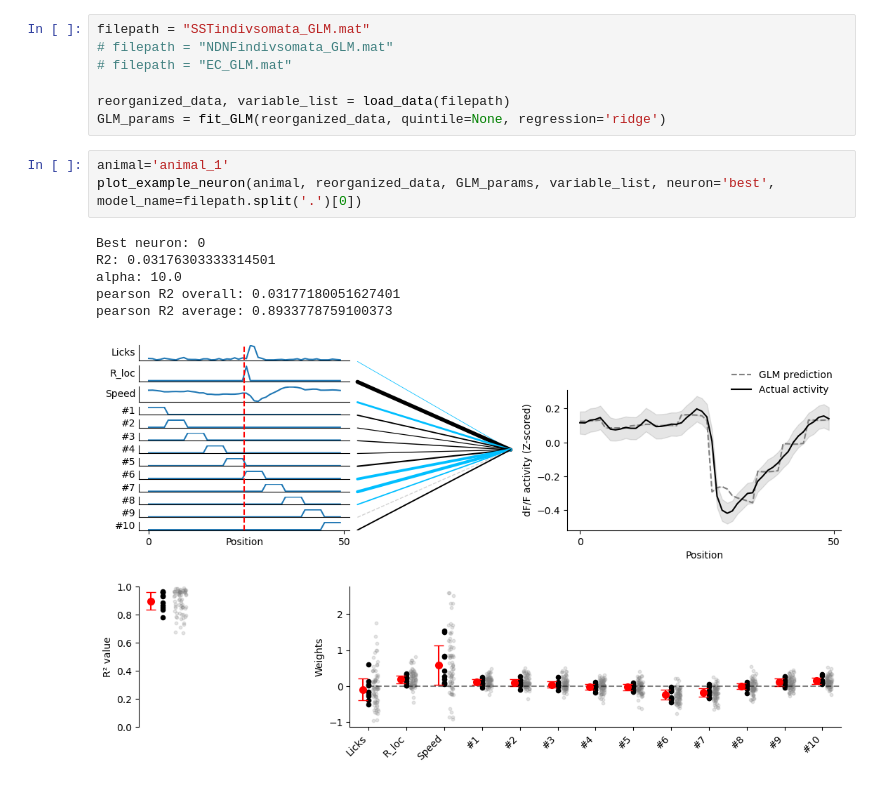
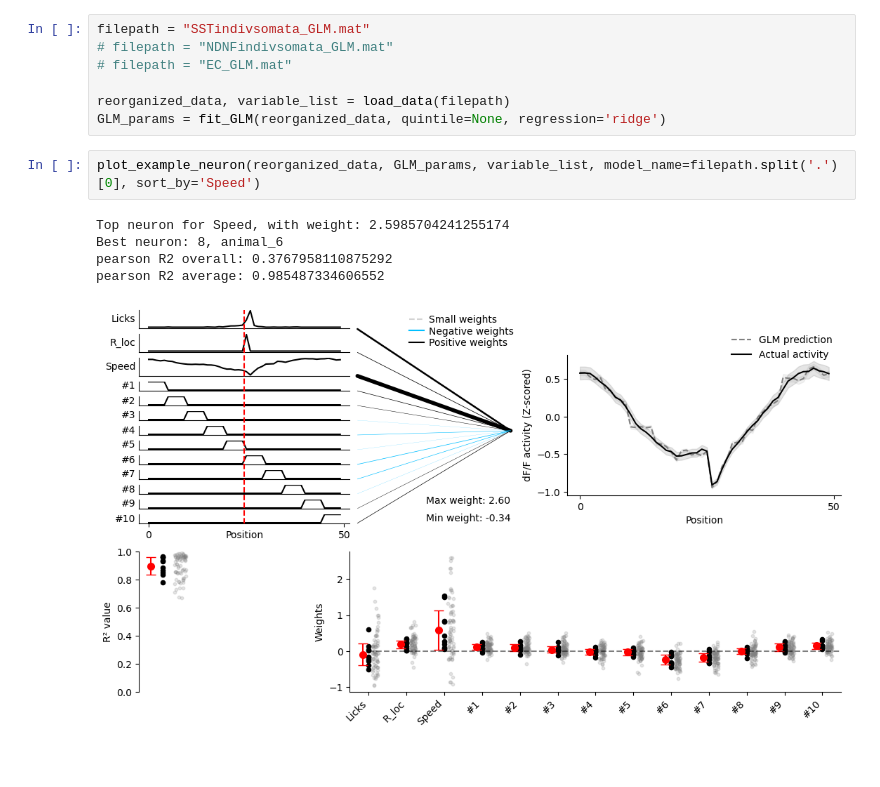
Before and after one commit to Milstein-Lab/CA1-interneuron-GLM, a Jupyter notebook: GLM_analysis_scratchpad2.ipynb, the cells around one changed output. Cells and saved outputs as stored; diff of their text form.

Commit message:
updated neuron sorting

```diff
--- a/GLM_analysis_scratchpad2.ipynb
+++ b/GLM_analysis_scratchpad2.ipynb
@@ -32,12 +29,10 @@ filepath = "SSTindivsomata_GLM.mat"
 reorganized_data, variable_list = load_data(filepath)
 GLM_params = fit_GLM(reorganized_data, quintile=None, regression='ridge')
 # %%
-animal='animal_1'
-plot_example_neuron(animal, reorganized_data, GLM_params, variable_list, neuron='best', model_name=filepath.split('.')[0])
+plot_example_neuron(reorganized_data, GLM_params, variable_list, model_name=filepath.split('.')[0], sort_by='Speed')
 # %% [output]
-Best neuron: 0
-R2: 0.03176303333314501
-alpha: 10.0
-pearson R2 overall: 0.03177180051627401
-pearson R2 average: 0.8933778759100373
+Top neuron for Speed, with weight: 2.5985704241255174
+Best neuron: 8, animal_6
+pearson R2 overall: 0.3767958110875292
+pearson R2 average: 0.985487334606552
-[figure, old version]
+[figure, new version]
```
Also changed, not shown: parts of 6 cells of this notebook, 1 other file.
